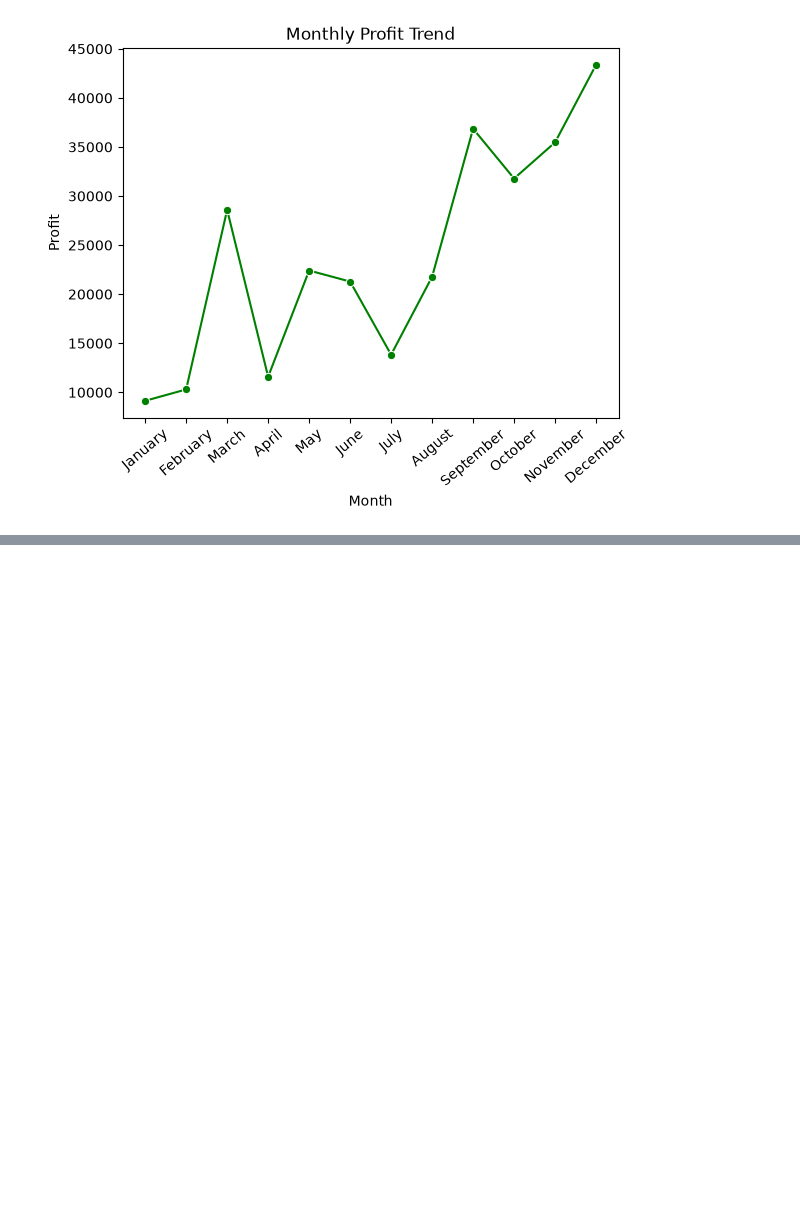
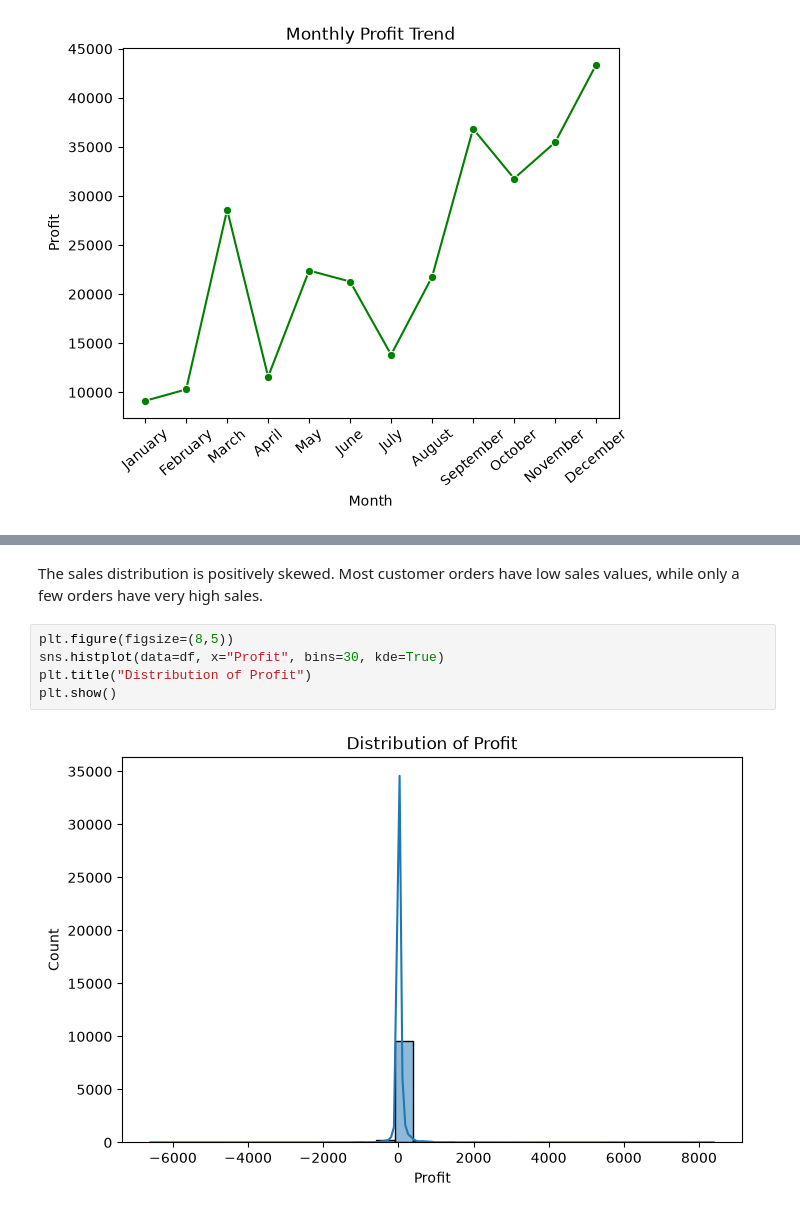
Before and after one commit to vaishnaviniwalkar/Superstore_Sales_Analysis, a Jupyter notebook: notebook/analysis.ipynb, the cells around one changed output, grey strips where cells are left out. Cells and saved outputs as stored; diff of their text form; blank space fills up the shorter version.

```diff
--- a/notebook/analysis.ipynb
+++ b/notebook/analysis.ipynb
@@ -628,0 +662,9 @@ plt.show()
+# %% [markdown]
+The sales distribution is positively skewed. Most customer orders have low sales values, while only a few orders have very high sales.
+# %%
+plt.figure(figsize=(8,5))
+sns.histplot(data=df, x="Profit", bins=30, kde=True)
+plt.title("Distribution of Profit")
+plt.show()
+# %% [output]
+[figure, added]
```
Also changed, not shown: parts of 9 cells of this notebook.
